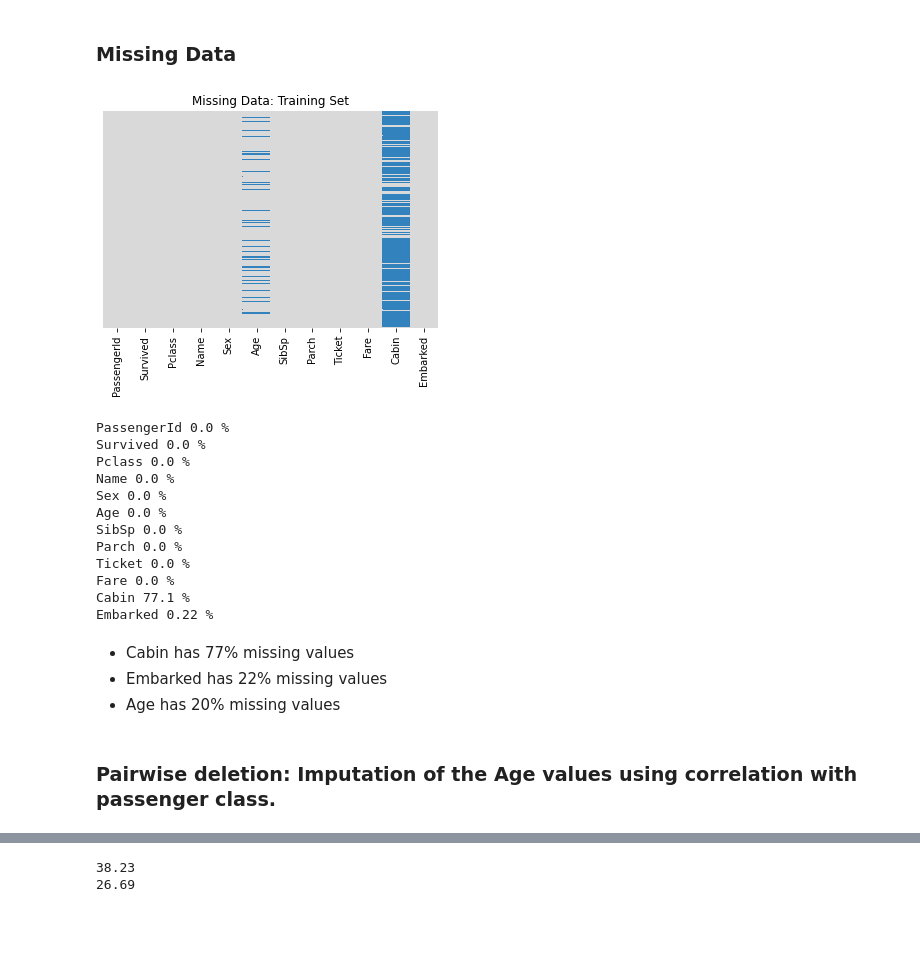
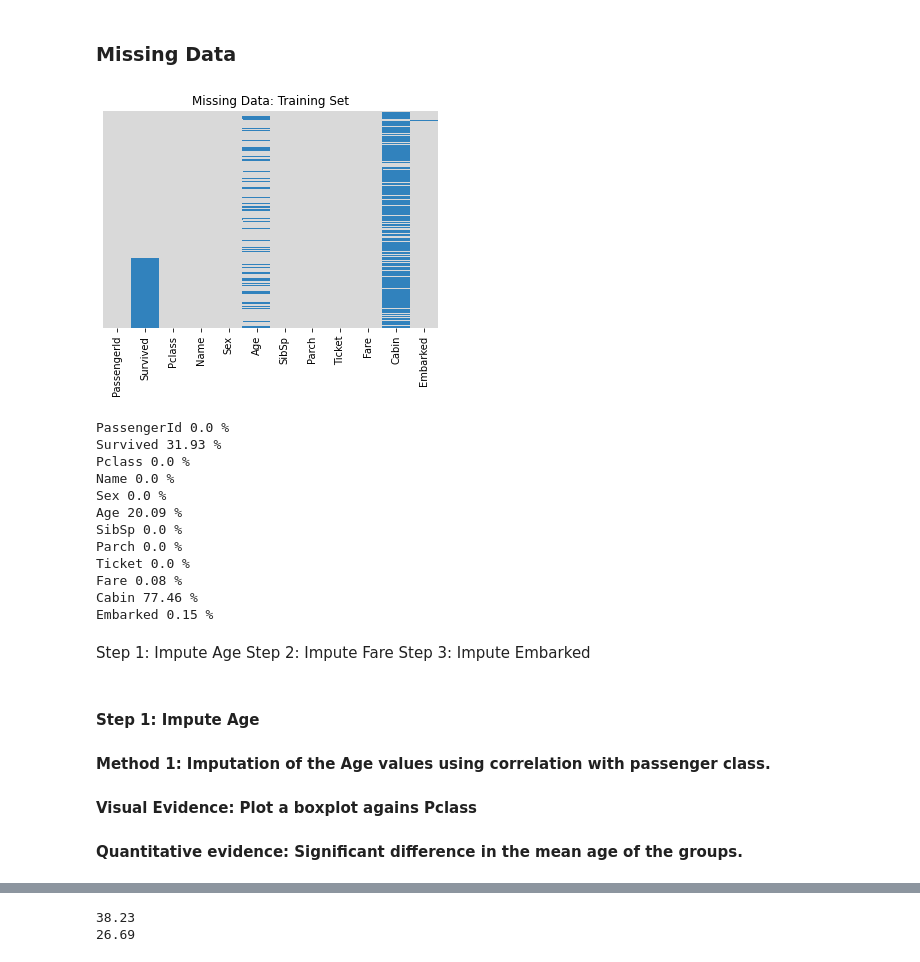
Before and after one commit to bhumika503/titanic, a Jupyter notebook: script.ipynb, the cells around one changed output, grey strips where cells are left out. Drawn from its saved outputs; the diff is of its cells as text; code cells hidden in the pictures; blank space fills up the shorter version.

```diff
--- a/script.ipynb
+++ b/script.ipynb
@@ -23,0 +18,6 @@ train data: (891, 12)
+# %%
+train_data = pd.read_csv('input/train.csv')
+test_data = pd.read_csv('input/test.csv')
+total_data = pd.concat([train_data,test_data],axis = 0).reset_index(drop = True)
+
+total_data_ = total_data.copy()
@@ -58,34 +77,38 @@ memory usage: 83.7+ KB
 ### Missing Data
 # %%
 # train_data.isnull() is a binary matrix that is plotted on seaborn heatmap.
-sns.heatmap(train_data.isnull(), yticklabels=False,cbar=False,  cmap = 'tab20c_r')
+sns.heatmap(total_data_.isna(), yticklabels=False,cbar=False, cmap = 'tab20c_r')
 plt.title('Missing Data: Training Set')
 plt.show()
 # %% [output]
-[figure, old version]
+[figure, new version]
 # %%
 # % of missing data across all the columns
-for i in train_data.columns:
-    print('{}'.format(i), round(sum(train_data[i].isnull())/len(train_data[i]) * 100,2), '%')
+for i in total_data_.columns:
+    print('{}'.format(i), round(sum(total_data_[i].isnull())/len(total_data_[i]) * 100,2), '%')
 # %% [output]
 PassengerId 0.0 %
-Survived 0.0 %
+Survived 31.93 %
 Pclass 0.0 %
 Name 0.0 %
 Sex 0.0 %
-Age 0.0 %
+Age 20.09 %
 SibSp 0.0 %
 Parch 0.0 %
 Ticket 0.0 %
-Fare 0.0 %
-Cabin 77.1 %
-Embarked 0.22 %
+Fare 0.08 %
+Cabin 77.46 %
+Embarked 0.15 %
-# %% [markdown]
-- Cabin has 77% missing values
-- Embarked has 22% missing values
-- Age has 20% missing values
+# %% [markdown]
+Step 1: Impute Age
+Step 2: Impute Fare
+Step 3: Impute Embarked
 # %% [markdown]
-### Pairwise deletion: Imputation of the Age values using correlation with passenger class.
+#### Step 1: Impute Age
+#### Method 1: Imputation of the Age values using correlation with passenger class.
+
+#### Visual Evidence: Plot a boxplot agains Pclass
+#### Quantitative evidence: Significant difference in the mean age of the groups.
 # %%
 # Check visual evidence of correlation
 
```
Also changed, not shown: parts of 47 cells of this notebook, 1 other file.
